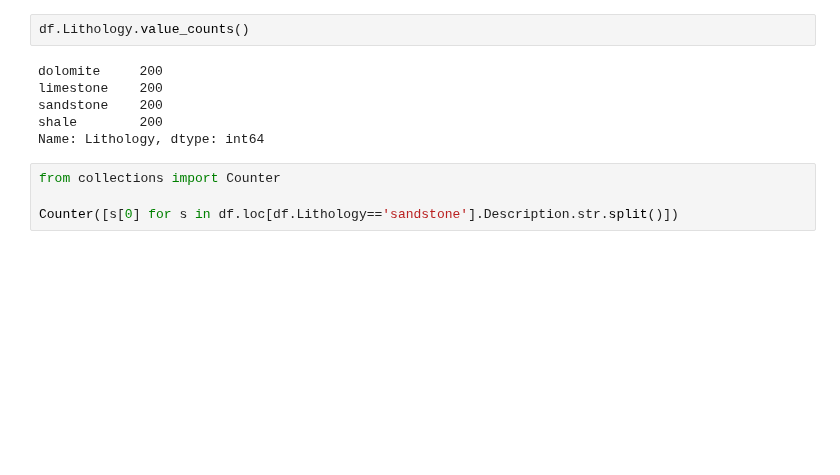
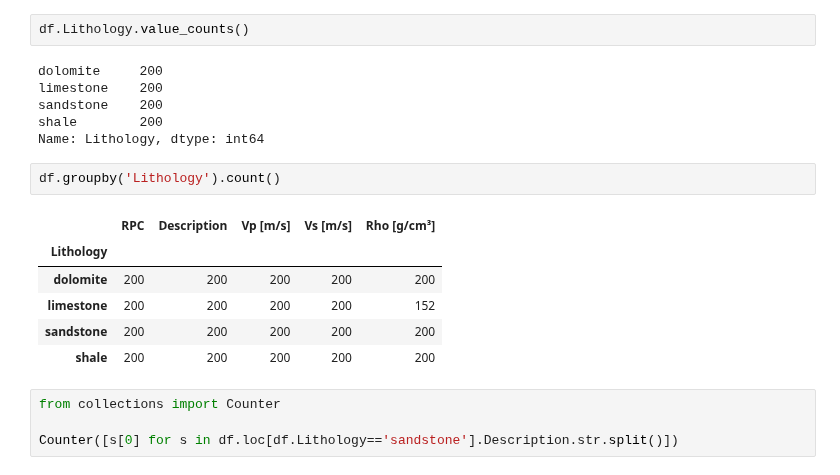
Before and after one commit to agilescientific/geocomputing, a Jupyter notebook: prod/Linear_regression.ipynb, the cells around one changed output. Drawn from its saved outputs; the diff is of its cells as text; blank space fills up the shorter version.

```diff
--- a/prod/Linear_regression.ipynb
+++ b/prod/Linear_regression.ipynb
@@ -88,6 +102,15 @@ limestone    200
 sandstone    200
 shale        200
 Name: Lithology, dtype: int64
+# %%
+df.groupby('Lithology').count()
+# %% [output]
+|  | RPC | Description | Vp [m/s] | Vs [m/s] | Rho [g/cm³] |
+| Lithology |  |  |  |  |  |
+| dolomite | 200 | 200 | 200 | 200 | 200 |
+| limestone | 200 | 200 | 200 | 200 | 152 |
+| sandstone | 200 | 200 | 200 | 200 | 200 |
+| shale | 200 | 200 | 200 | 200 | 200 |
 # %%
 from collections import Counter
 
```
Also changed, not shown: parts of 121 cells of this notebook, 1 other file.
